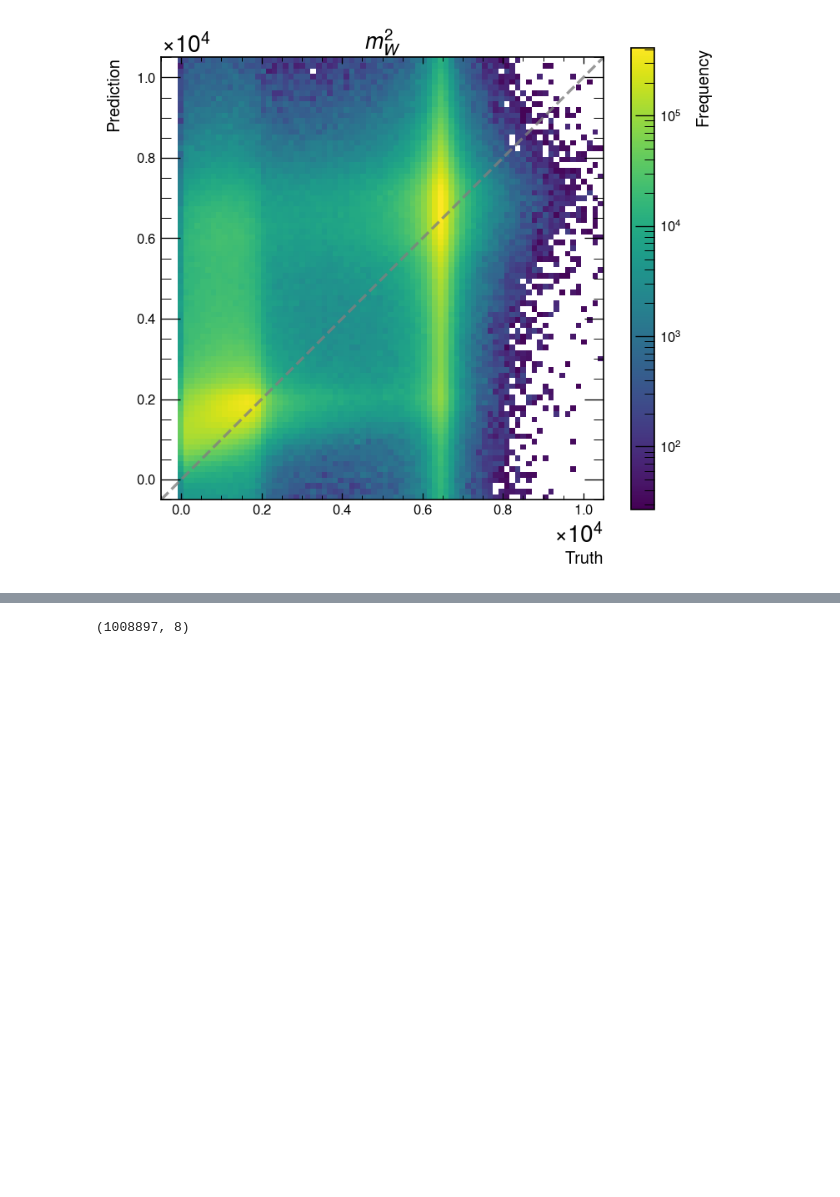
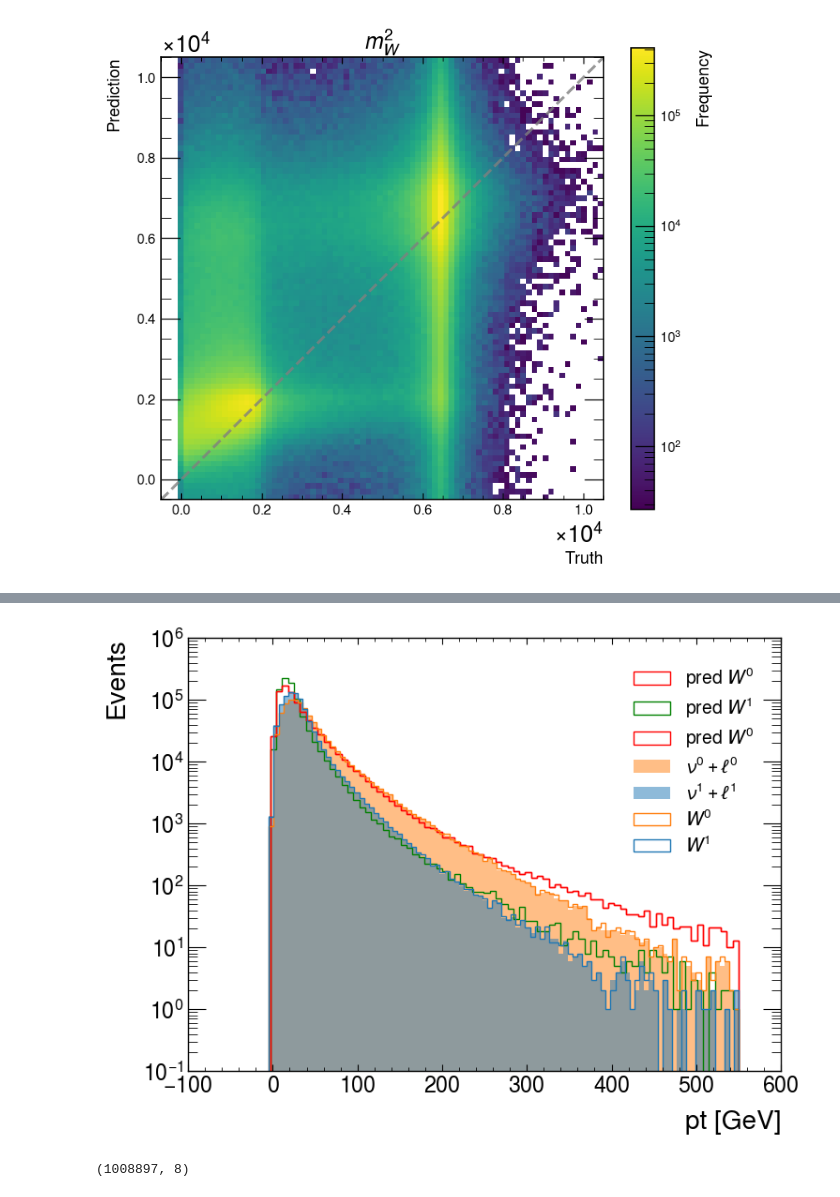
Before and after one commit to yygarypeng/QE-mls, a Jupyter notebook: 9th_trial/WWResRegressor_full_rtag_reweight_joint.ipynb, the cells around one changed output, grey strips where cells are left out. Drawn from its saved outputs; the diff is of its cells as text; code cells hidden in the pictures; blank space fills up the shorter version.

```diff
--- a/9th_trial/WWResRegressor_full_rtag_reweight_joint.ipynb
+++ b/9th_trial/WWResRegressor_full_rtag_reweight_joint.ipynb
@@ -899,0 +890,19 @@ for dim in range(n_dims):
+# %%
+cut_pre_pt_lead = lead_lep.pt > 22
+print(len(lead_lep.energy) - np.sum(cut_pre_pt_lead * 1))
+cut_pre_pt_sub = sublead_lep.pt > 15
+print(len(lead_lep.energy) - np.sum(cut_pre_pt_sub * 1))
+cut_pre_dilep_m = (
+    np.sqrt(
+        np.square(lead_lep.energy + sublead_lep.energy)
+        - np.square(lead_lep.px + sublead_lep.px)
+        - np.square(lead_lep.py + sublead_lep.py)
+        - np.square(lead_lep.pz + sublead_lep.pz)
+    )
+    > 10
+)
+print(len(lead_lep.energy) - np.sum(cut_pre_dilep_m * 1))
+cut_pre_pt_miss = met.pt > 20
+print(len(lead_lep.energy) - np.sum(cut_pre_pt_miss * 1))
+PRE_CUT = cut_pre_pt_lead & cut_pre_pt_sub & cut_pre_dilep_m & cut_pre_pt_miss
+print(len(lead_lep.energy) - np.sum(PRE_CUT * 1))
@@ -900,3 +1042,73 @@ for dim in range(n_dims):
+# %%
+truth_lead_com_w_pt = data.pt(
+    truth_lead_nu.px[test_cut] + truth_lead_lep.px[test_cut],
+    truth_lead_nu.py[test_cut] + truth_lead_lep.py[test_cut],
+)
+truth_sublead_com_w_pt = data.pt(
+    truth_sublead_nu.px[test_cut] + truth_sublead_lep.px[test_cut],
+    truth_sublead_nu.py[test_cut] + truth_sublead_lep.py[test_cut],
+)
+w_lead_pt = data.pt(w_lead.px[test_cut], w_lead.py[test_cut])
+w_sublead_pt = data.pt(w_sublead.px[test_cut], w_sublead.py[test_cut])
+pred_lead_w_pt = data.pt(sig_pred_inv[:, 0][test_cut], sig_pred_inv[:, 1][test_cut])
+pred_sublead_w_pt = data.pt(sig_pred_inv[:, 4][test_cut], sig_pred_inv[:, 5][test_cut])
+
+plt.hist(
+    pred_lead_w_pt,
+    bins=80,
+    range=(-10, 550),
+    color="red",
+    histtype="step",
+    alpha=1,
+    label=r"pred $W^{0}$"
+)
+
+plt.hist(
+    pred_sublead_w_pt,
+    bins=80,
+    range=(-10, 550),
+    color="green",
+    histtype="step",
+    alpha=1,
+    label=r"pred $W^{1}$"
+)
+
+plt.hist(
+    pred_lead_w_pt,
+    bins=80,
+    range=(-10, 550),
+    color="red",
+    histtype="step",
+    alpha=1,
+    label=r"pred $W^{0}$"
+)
+
+truth_lead_com_w_pt.hist(
+    bins=100,
+    range=(-10, 550),
+    color="tab:orange",
+    alpha=0.5,
+    label=r"$\nu^{0}+\ell^{0}$",
+)
+# (truth_lead_nu.px+ truth_lead_lep.px).hist(bins=100, range=(0, 100), color="orange", alpha=0.5, label="test")
+truth_sublead_com_w_pt.hist(
+    bins=100, range=(-10, 550), color="tab:blue", alpha=0.5, label=r"$\nu^{1}+\ell^{1}$"
+)
+w_lead_pt.hist(
+    bins=100, range=(-10, 550), color="tab:orange", histtype="step", label=r"$W^{0}$"
+)
+w_sublead_pt.hist(
+    bins=100, range=(-10, 550), color="tab:blue", histtype="step", label=r"$W^{1}$"
+)
+plt.grid(False)
+plt.semilogy()
+plt.legend()
+# plt.semilogx()
+plt.xlabel("pt [GeV]")
+plt.ylabel("Events")
+plt.show()
+# %% [output]
+[figure, added]
 # %%
 # retraining the model with reweighted data
 
```
Also changed, not shown: parts of 24 cells of this notebook, 8 other files.
